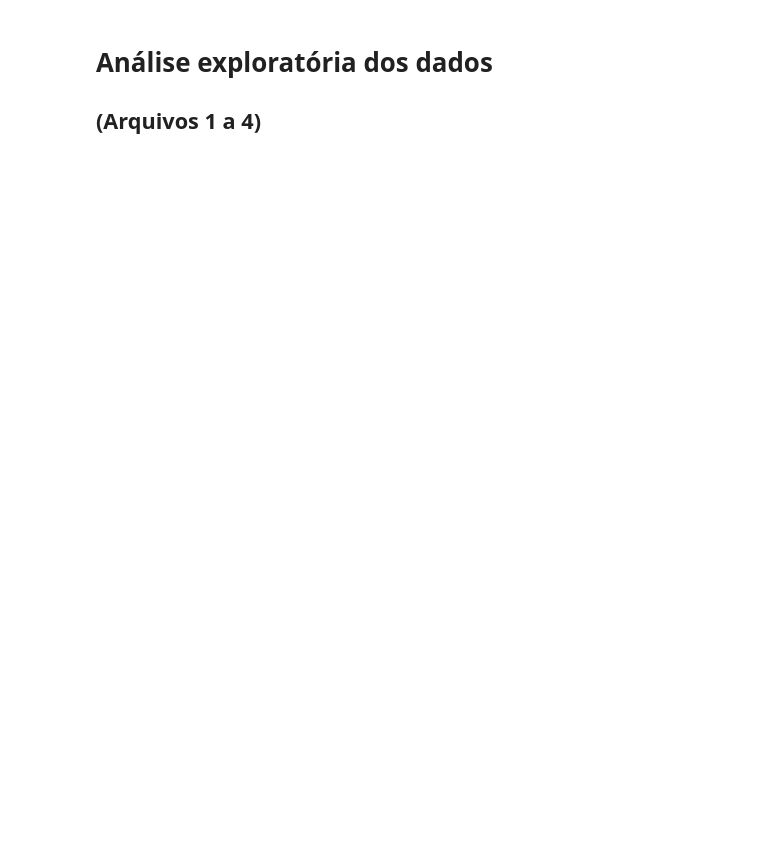
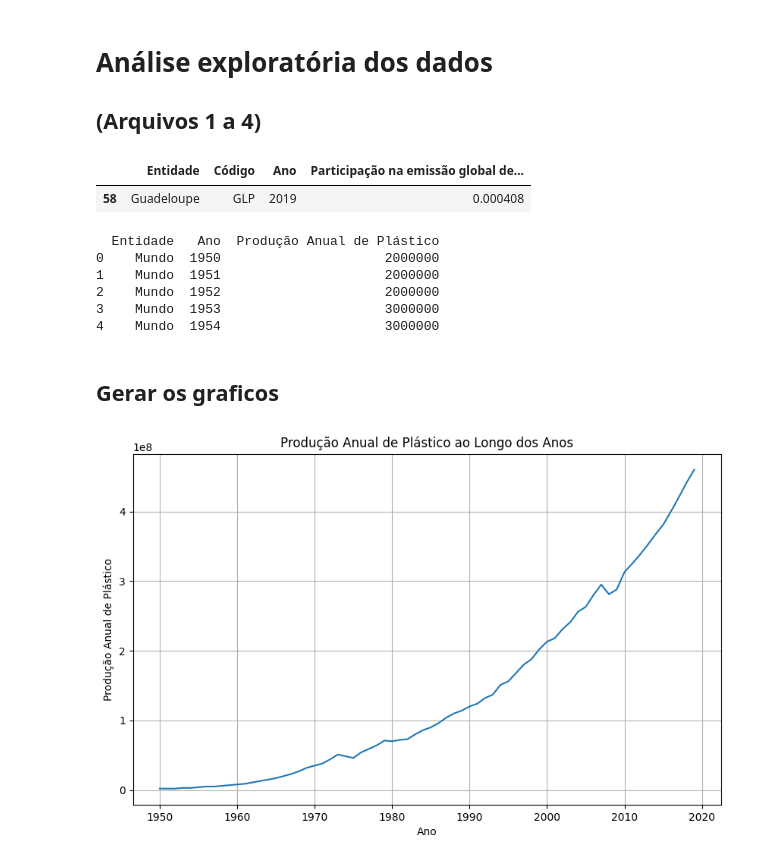
Before and after one commit to RVidaDev/GsIA, a Jupyter notebook: note.ipynb, the cells around one changed output. Drawn from its saved outputs; the diff is of its cells as text; code cells hidden in the pictures; blank space fills up the shorter version.

Commit message:
primeiro grafico

```diff
--- a/note.ipynb
+++ b/note.ipynb
@@ -28,3 +25,38 @@ Successfully installed contourpy-1.2.1 cycler-0.12.1 fonttools-4.52.4 kiwisolver
 # Análise exploratória dos dados
 
 ## (Arquivos 1 a 4)
+# %%
+df_producao = pd.read_csv('1- producao-de-plastico-global.csv')
+df_residuo = pd.read_csv('2- participacao-despejo-residuo-plastico.csv')
+df_destino = pd.read_csv('3- destino-plastico.csv')
+df_desperdicio = pd.read_csv('4- desperdicio-plastico-per-capita.csv')
+df_poluicao = pd.read_csv('5- poluicao-agua-cidades.csv')
+
+df1.sample()
+# %% [output]
+|  | Entidade | Código | Ano | Participação na emissão global de... |
+| 58 | Guadeloupe | GLP | 2019 | 0.000408 |
+# %%
+#vou verificar a estrutura do csv
+print(df_producao.head())
+# %% [output]
+  Entidade   Ano  Produção Anual de Plástico
+0    Mundo  1950                     2000000
+1    Mundo  1951                     2000000
+2    Mundo  1952                     2000000
+3    Mundo  1953                     3000000
+4    Mundo  1954                     3000000
+# %%
+df_producao = df_producao.drop_duplicates()
+# %% [markdown]
+## Gerar os graficos
+# %%
+plt.figure(figsize=(10, 6))
+plt.plot(df_producao['Ano'], df_producao['Produção Anual de Plástico'])
+plt.title('Produção Anual de Plástico ao Longo dos Anos')
+plt.xlabel('Ano')
+plt.ylabel('Produção Anual de Plástico')
+plt.grid(True)
+plt.show()
+# %% [output]
+[figure, added]
```
Also changed, not shown: parts of 1 cell of this notebook, 5 other files.
